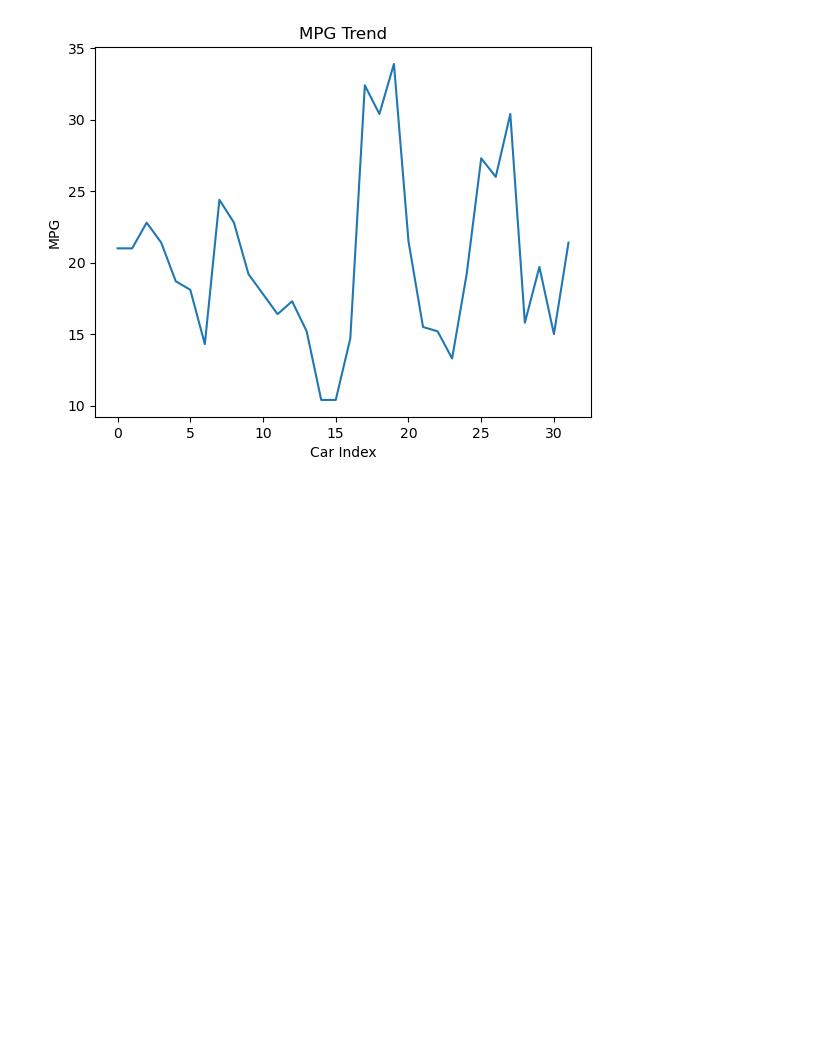
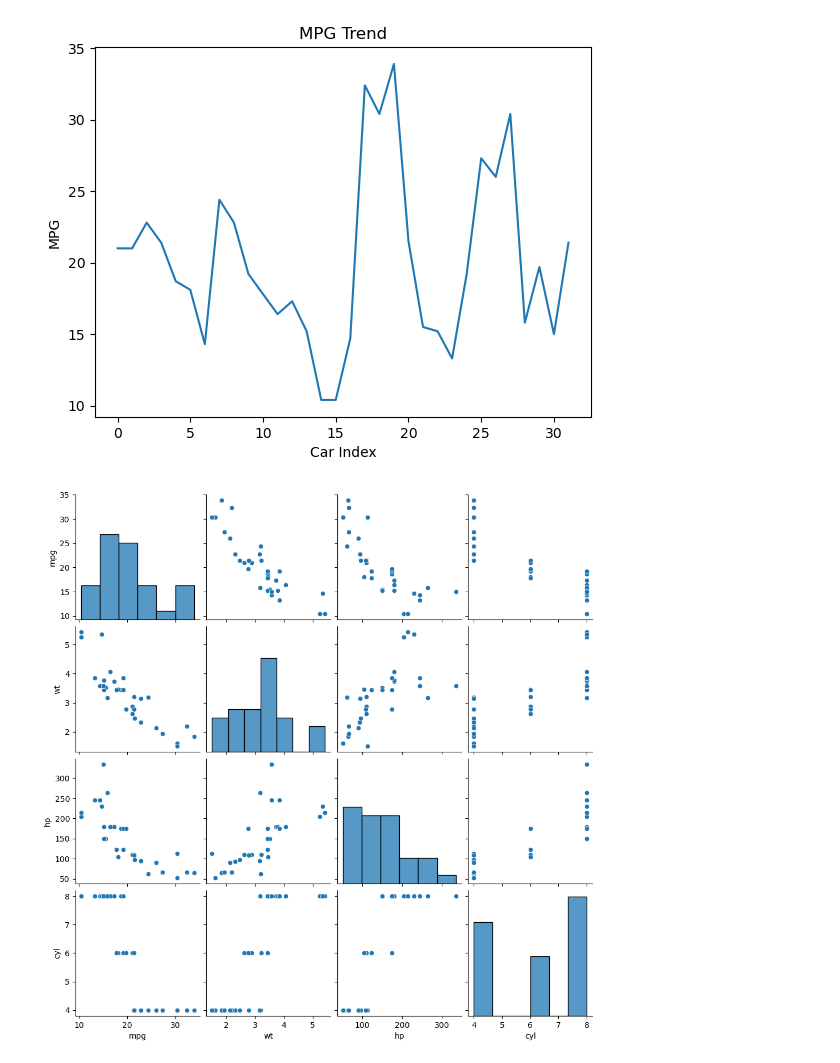
Before and after one commit to kabeer1984/Projects, a Jupyter notebook: automotiveindustry.ipynb, the cells around one changed output. Saved outputs shown, nothing was run; the diff lists cells and outputs as text; code cells hidden in the pictures; blank space fills up the shorter version.

```diff
--- a/automotiveindustry.ipynb
+++ b/automotiveindustry.ipynb
@@ -334,4 +336,6 @@ plt.show
 # %%
 ##Pair Plot – Multiple Relationships
-sns.pairplot(mtcars[['mpg','wt','hp','cyl']])
+sns.pairplot(data[['mpg','wt','hp','cyl']])
 plt.show()
+# %% [output]
+[figure, added]
```
Also changed, not shown: parts of 2 cells of this notebook, 1 other file.
